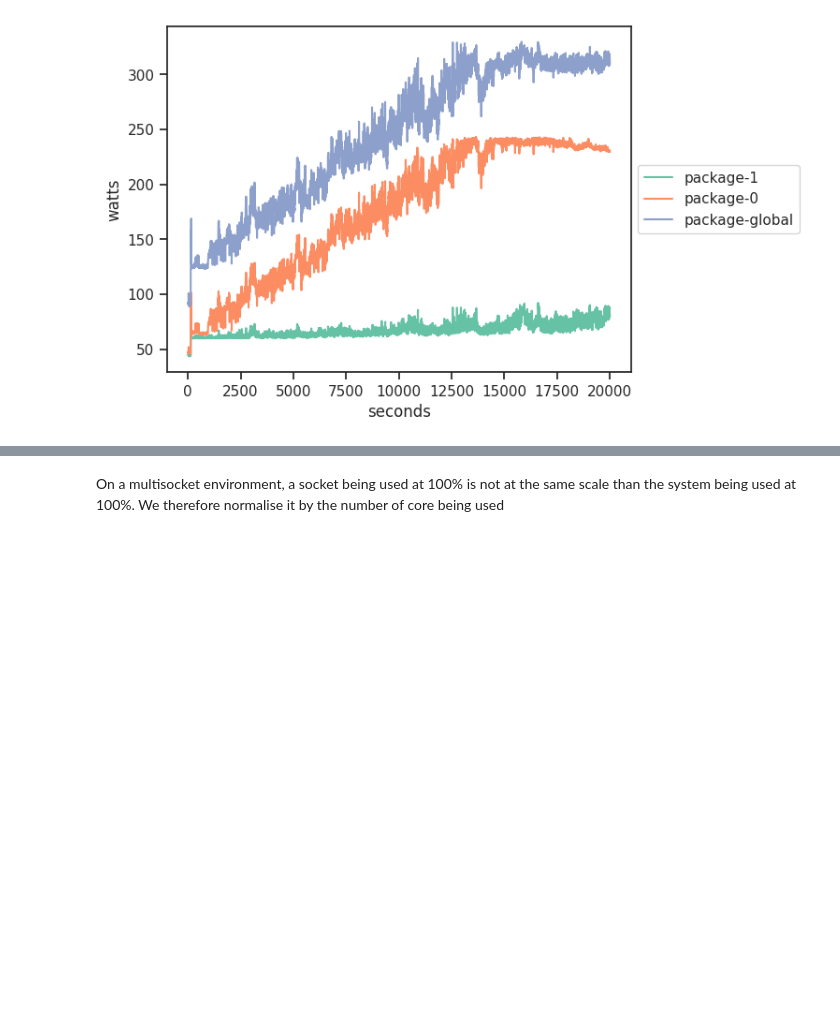
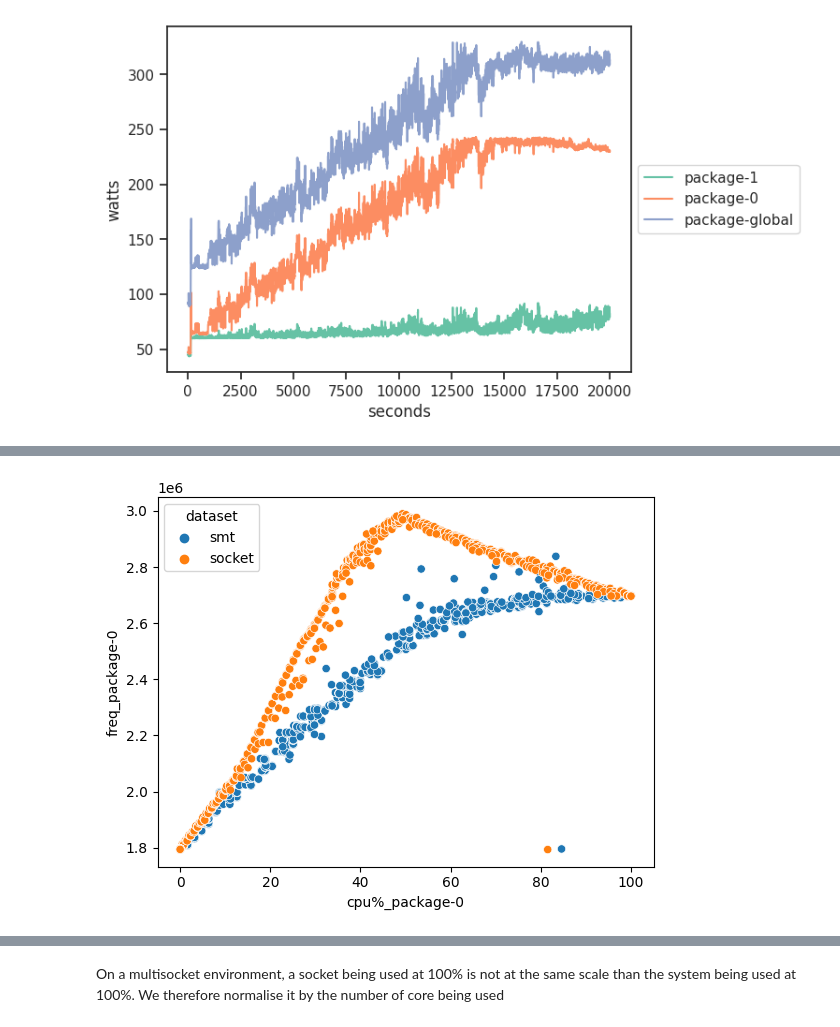
Before and after one commit to jacquetpi/rapl-reader, a Jupyter notebook: investig-consumption.ipynb, the cells around one changed output, grey strips where cells are left out. Saved outputs shown, nothing was run; the diff lists cells and outputs as text; code cells hidden in the pictures; blank space fills up the shorter version.

```diff
--- a/investig-consumption.ipynb
+++ b/investig-consumption.ipynb
@@ -210,0 +102,4 @@ ax = sns.lineplot(data=output, x='timestamp', y='measure', hue='domain')
+# %%
+ax = sns.scatterplot(data=dataset_merged, x='cpu%_package-0', y='freq_package-0', hue='dataset')
+# %% [output]
+[figure, added]
```
Also changed, not shown: parts of 20 cells of this notebook.
